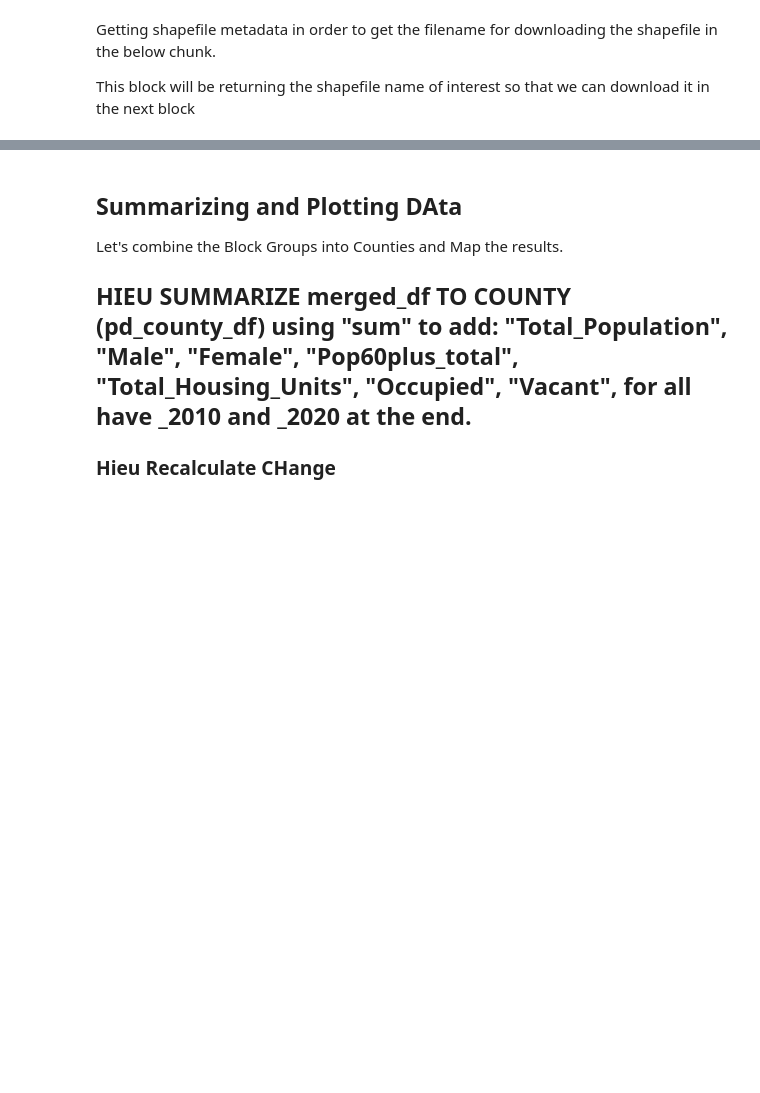
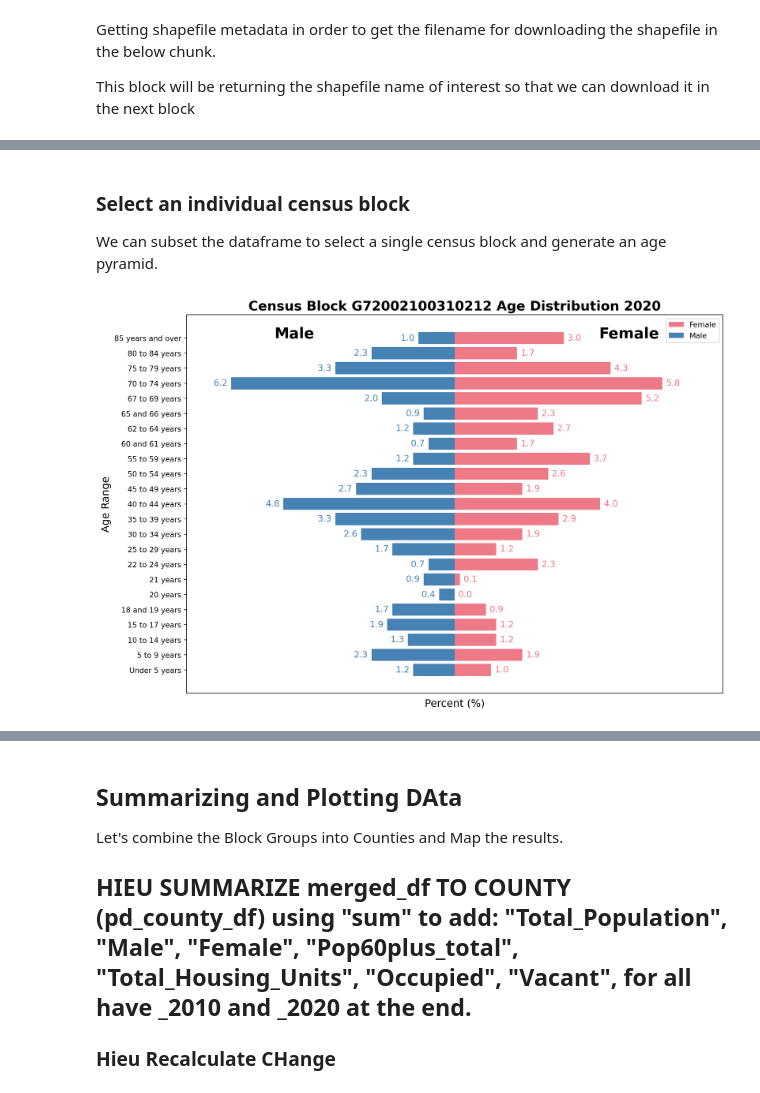
Before and after one commit to ciesin-geospatial/TOPSTSCHOOL-disasters, a Jupyter notebook: m301-coastal-hazards-PR.ipynb, the cells around one changed output, grey strips where cells are left out. Saved outputs shown, nothing was run; the diff lists cells and outputs as text; code cells hidden in the pictures; blank space fills up the shorter version.

```diff
--- a/m301-coastal-hazards-PR.ipynb
+++ b/m301-coastal-hazards-PR.ipynb
@@ -608,0 +924,69 @@ plt.show()
+# %% [markdown]
+### Select an individual census block
+
+We can subset the dataframe to select a single census block and generate an age pyramid.
+# %%
+# --- STEP 1: Select a census block by GEOID ---
+block_id = "G72002100310212"  # Replace with any valid GEOID
+block_df = merged_df[merged_df["GISJOIN"] == block_id].copy()
+
+assert len(block_df) == 1, f"Expected one row for GEOID {block_id}, but got {len(block_df)}"
+
+# --- STEP 2: Identify male and female age columns ---
+male_cols = [col for col in block_df.columns if col.startswith("Male:")]
+female_cols = [col for col in block_df.columns if col.startswith("Female:")]
+age_labels = [col.split(": ")[1] for col in male_cols]  # Extract age ranges
+
+# --- STEP 3: Get values (choose percent or raw counts) ---
+use_percent = True  # Set to False if you want raw counts
+
+if use_percent:
+    total_pop = block_df[male_cols + female_cols].sum(axis=1).values[0]
+    male_vals = (block_df[male_cols].values[0] / total_pop) * 100
+    female_vals = (block_df[female_cols].values[0] / total_pop) * 100
+    value_label = "Percent (%)"
+else:
+    male_vals = block_df[male_cols].values[0]
+    female_vals = block_df[female_cols].values[0]
+    value_label = "Population Count"
+
+# --- STEP 4: Build plotting dataframe ---
+population = pd.DataFrame({
+    "Age": age_labels,
+    "Male": male_vals,
+    "Female": female_vals
+})
+
+population["Female_Left"] = 0
+population["Female_Width"] = population["Female"]
+population["Male_Left"] = -population["Male"]
+population["Male_Width"] = population["Male"]
+
+# --- STEP 5: Plot the pyramid ---
+fig = plt.figure(figsize=(12, 8))
+
+plt.barh(y=population["Age"], width=population["Female_Width"], color="#ee7a87", label="Female")
+plt.barh(y=population["Age"], width=population["Male_Width"], left=population["Male_Left"],
+         color="#4682b4", label="Male")
+
+plt.text(-5, len(population) - 1, "Male", fontsize=20, fontweight="bold")
+plt.text(4, len(population) - 1, "Female", fontsize=20, fontweight="bold")
+
+for idx in range(len(population)):
+    plt.text(x=population["Male_Left"][idx] - 0.1, y=idx, s=f"{round(population['Male'][idx], 1)}",
+             ha="right", va="center", fontsize=12, color="#4682b4")
+    plt.text(x=population["Female_Width"][idx] + 0.1, y=idx, s=f"{round(population['Female'][idx], 1)}",
+             ha="left", va="center", fontsize=12, color="#ee7a87")
+
+xlim_val = max(population[["Male", "Female"]].max()) * 1.2
+plt.xlim(-xlim_val, xlim_val)
+plt.xticks([])
+plt.legend(loc="best")
+
+plt.xlabel(value_label, fontsize=14)
+plt.ylabel("Age Range", fontsize=14)
+plt.title(f"Census Block {block_id} Age Distribution 2020", fontsize=18, fontweight="bold")
+plt.tight_layout()
+plt.show()
+# %% [output]
+[figure, added]
```
Also changed, not shown: parts of 88 cells of this notebook.
